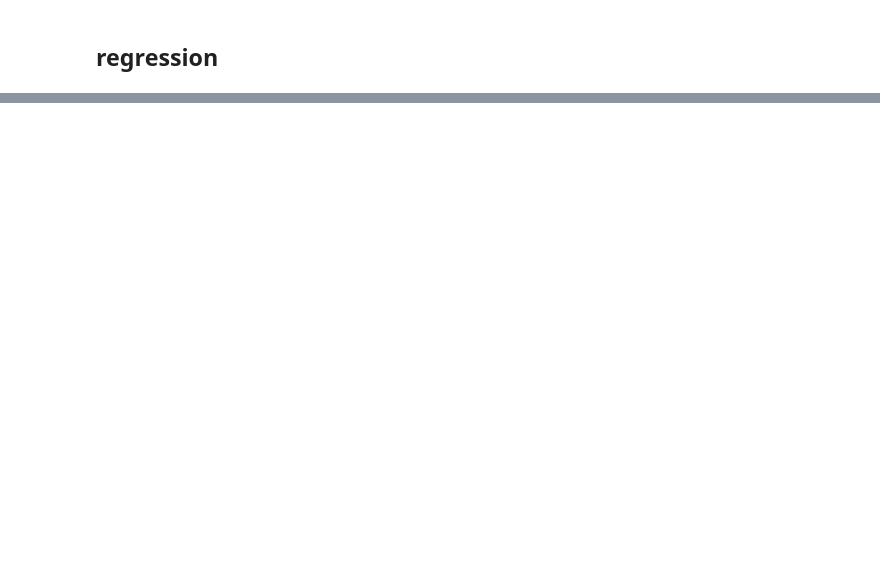
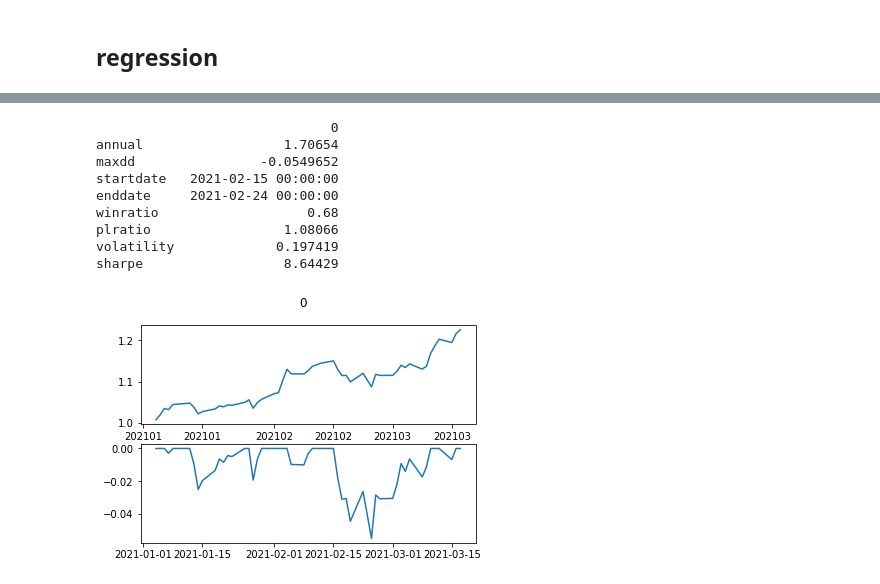
Before and after one commit to ChaunceyDong/toy-alpha, a Jupyter notebook: factor_analysis.ipynb, the cells around one changed output, grey strips where cells are left out. Saved outputs shown, nothing was run; the diff lists cells and outputs as text; code cells hidden in the pictures; blank space fills up the shorter version.

```diff
--- a/factor_analysis.ipynb
+++ b/factor_analysis.ipynb
@@ -316,0 +356,6 @@ bk(signal)
+# %%
+factors_out = pd.DataFrame()
+for fn, fac in fac_dict_out.items():
+    factors_out[fn] = fac.fillna(0).stack().reset_index(drop=True)
+
+factors_out
@@ -316,0 +376,2 @@ bk(signal)
+# %%
+yhat_out = pipe.predict(factors_out)
@@ -316,0 +383,3 @@ bk(signal)
+# %%
+signal_out = pd.DataFrame(yhat_out.reshape(rtn_out.shape), index=rtn_out.index, columns=rtn_out.columns)
+signal_out
@@ -316,0 +406,27 @@ bk(signal)
+# %%
+condition_out = (signal_out.T > signal_out.T.quantile(0.95)).T
+# %%
+def backtest_v2(price, condition):
+    buy_price = (price).shift(-1)
+    sell_price = (price).shift(-1 - 1)
+    return_ = (sell_price / buy_price - 1) * condition
+    return_.index = pd.to_datetime(return_.index)
+    return_ = (return_.where(return_ != 0).mean(axis=1)).dropna()
+
+    from summarybacktest import SummaryBacktest
+    s = SummaryBacktest(return_)
+    s.show_summary()
+
+
+return_ = backtest_v2(price_out, condition_out)
+# %% [output]
+                              0
+annual                  1.70654
+maxdd                -0.0549652
+startdate   2021-02-15 00:00:00
+enddate     2021-02-24 00:00:00
+winratio                   0.68
+plratio                 1.08066
+volatility             0.197419
+sharpe                  8.64429
+[figure, added]
```
Also changed, not shown: parts of 50 cells of this notebook.
